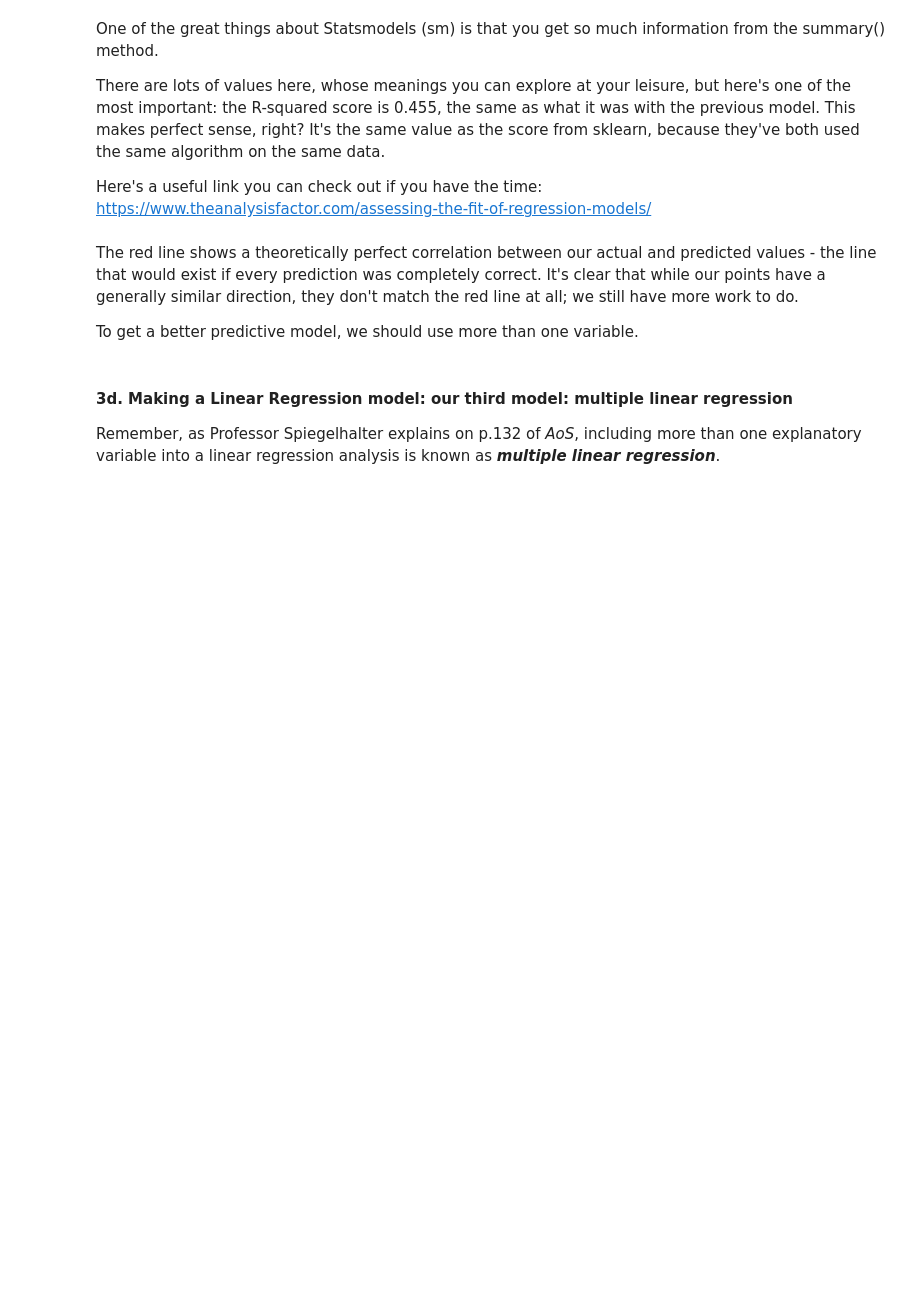
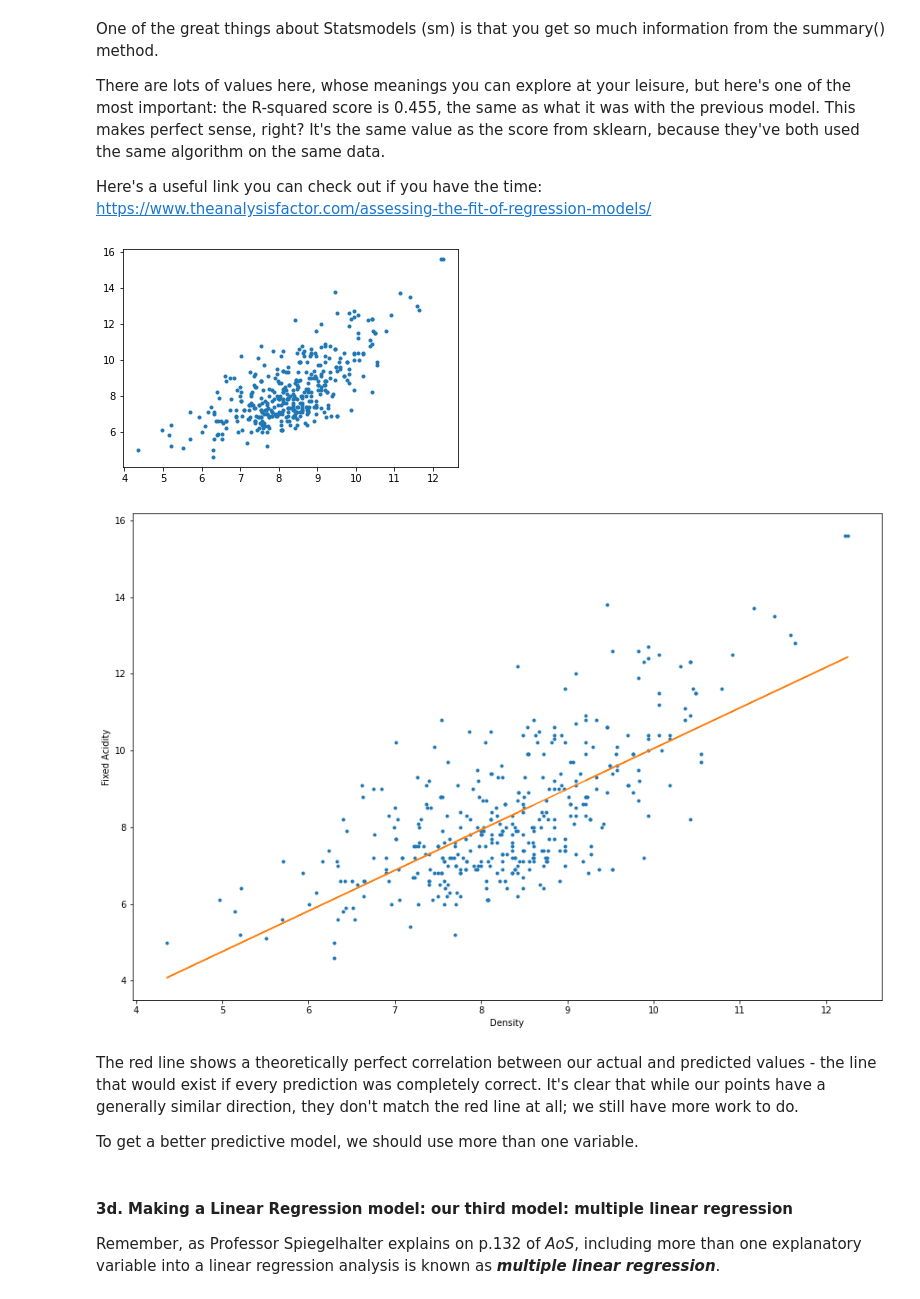
Before and after one commit to dj-m/StatisticalModeling, a Jupyter notebook: notebooks/RedWineDataset.ipynb, the cells around one changed output. Cells and saved outputs as stored; diff of their text form; code cells hidden in the pictures; blank space fills up the shorter version.

```diff
--- a/notebooks/RedWineDataset.ipynb
+++ b/notebooks/RedWineDataset.ipynb
@@ -356,23 +357,24 @@ Let's build a similar model using a different package, to see if we get a better
 # %%
 # Create the test and train sets. Here, we do things slightly differently.
 # We make the explanatory variable X as before.
-
+X = df['density']
+Y = df['fixed.acidity']
 
 # But here, reassign X the value of adding a constant to it. This is required for Ordinary Least Squares Regression.
 # Further explanation of this can be found here:
 # https://www.statsmodels.org/devel/generated/statsmodels.regression.linear_model.OLS.html
-_ _ _
+X = sm.add_constant(X)
 # %%
 # The rest of the preparation is as before.
-_ _ _
+
 
 # Split the data using train_test_split()
-_ _ _
+X_train, X_test, y_train, y_test = train_test_split(X, Y, test_size = 0.25, random_state = 0)
 # %%
 # Create the model
-_ _ _
+model = sm.OLS(y_train,X_train)
 
 # Fit the model with fit()
-_ _ _
+results = model.fit()
 # %%
 # Evaluate the model with .summary()
@@ -385,17 +409,24 @@ There are lots of values here, whose meanings you can explore at your leisure, b
 Here's a useful link you can check out if you have the time: https://www.theanalysisfactor.com/assessing-the-fit-of-regression-models/
 # %%
 # Let's use our new model to make predictions of the dependent variable y. Use predict(), and plug in X_test as the parameter
-_ _ _
+predict1 = results.predict(X_test)
 # %%
 # Plot the predictions
 # Build a scatterplot
-_ _ _
+_ = plt.scatter(predict1, y_test, marker = '.', linestyle = 'None')
 
 # Add a line for perfect correlation. Can you see what this line is doing? Use plot()
-_ _ _
+_ = plt.figure(figsize=(15,10))
+b, m = polyfit(predict1, y_test, 1)
+plt.plot(predict1, y_test, '.')
+plt.plot(predict1, b + m * predict1, '-')
 
 # Label it nicely
-_ _ _
+_ = plt.xlabel('Density')
+_ = plt.ylabel('Fixed Acidity')
+# %% [output]
+[figure, added]
+[figure, added]
 # %% [markdown]
 The red line shows a theoretically perfect correlation between our actual and predicted values - the line that would exist if every prediction was completely correct. It's clear that while our points have a generally similar direction, they don't match the red line at all; we still have more work to do.
 
```
Also changed, not shown: parts of 2 cells of this notebook.
